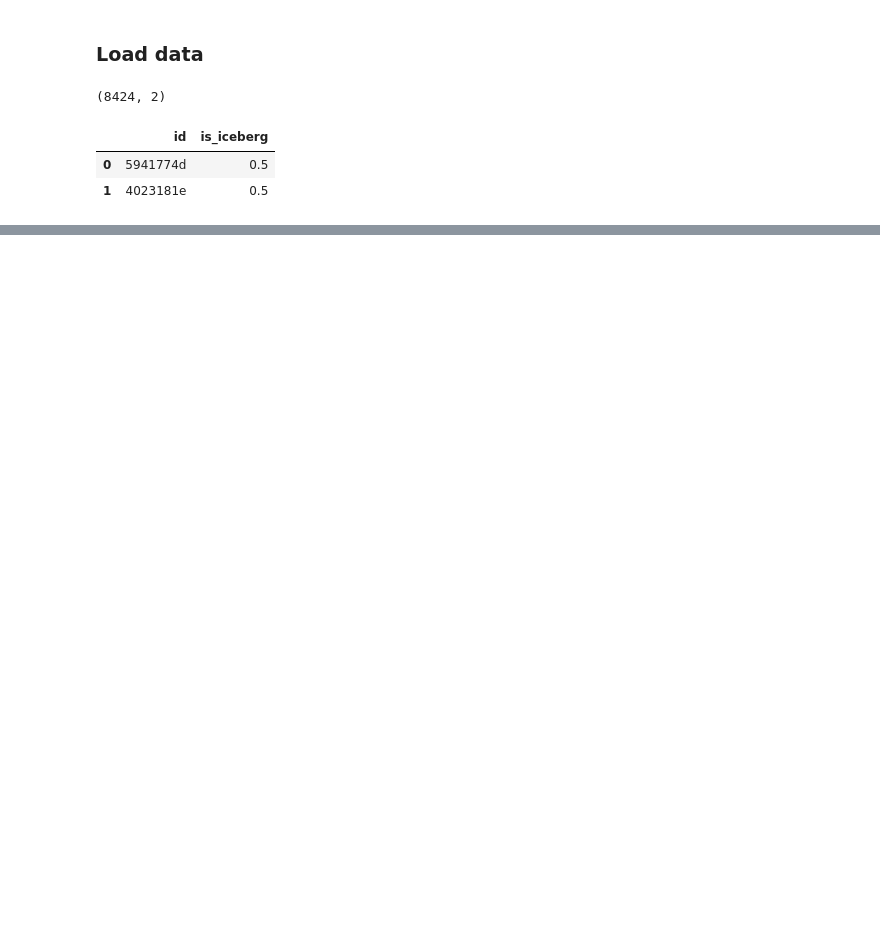
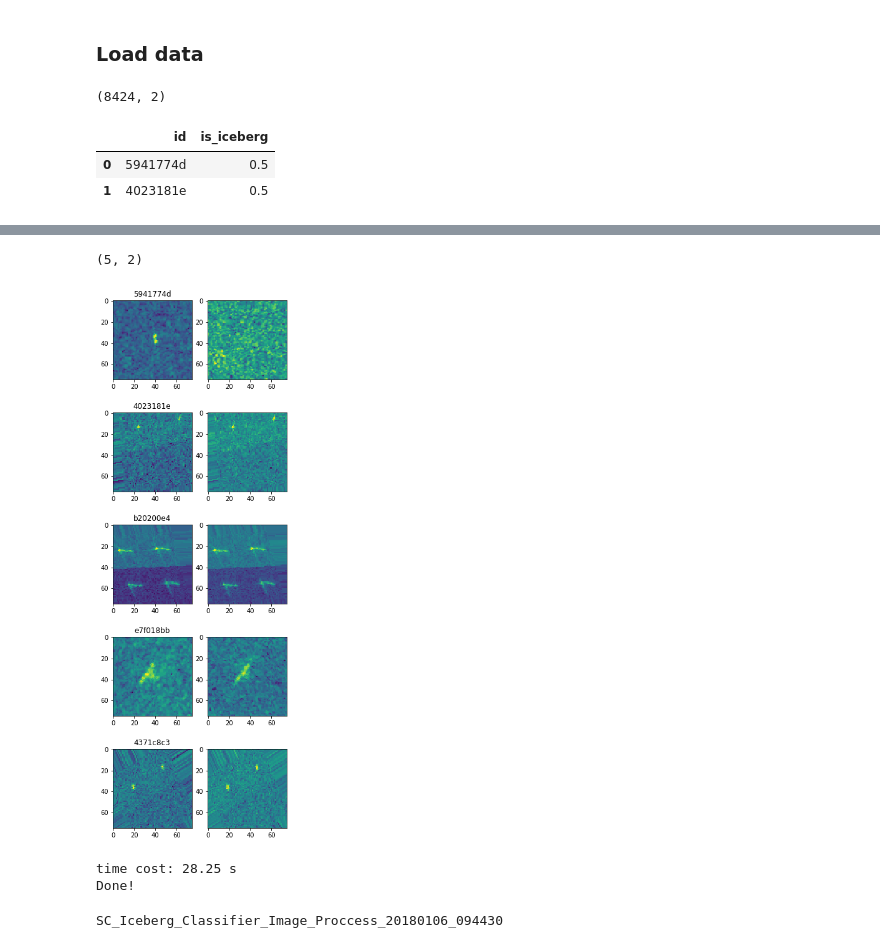
Before and after one commit to StudyExchange/Kaggle, a Jupyter notebook: statoil-iceberg-classifier-challenge/Image_Proccess.ipynb, the cells around one changed output, grey strips where cells are left out. Saved outputs shown, nothing was run; the diff lists cells and outputs as text; code cells hidden in the pictures; blank space fills up the shorter version.

```diff
--- a/statoil-iceberg-classifier-challenge/Image_Proccess.ipynb
+++ b/statoil-iceberg-classifier-challenge/Image_Proccess.ipynb
@@ -651,0 +170,23 @@ Done!
+# %%
+band1_data = im1.reshape(-1, 75,75)
+band2_data = im2.reshape(-1, 75,75)
+
+band1_test = im1_test.reshape(-1, 75,75)
+band2_test = im2_test.reshape(-1, 75,75)
+
+describe(band1_data)
+describe(band2_data)
+describe(band1_test)
+describe(band2_test)
+
+band1_data_path = os.path.join(input_path, 'band1_data.p')
+band2_data_path = os.path.join(input_path, 'band2_data.p')
+band1_test_path = os.path.join(input_path, 'band1_test.p')
+band2_test_path = os.path.join(input_path, 'band2_test.p')
+
+pickle.dump(band1_data, open(band1_data_path, 'wb'))
+pickle.dump(band2_data, open(band2_data_path, 'wb'))
+pickle.dump(band1_test, open(band1_test_path, 'wb'))
+pickle.dump(band2_test, open(band2_test_path, 'wb'))
+
+x_data = pickle.load(open(band1_data_path, mode='rb'))
@@ -651,0 +203,16 @@ Done!
+# %%
+show_data_images(5, 8, id_test, None, band1_test, band2_test)
+# %% [output]
+(5, 2)
+[figure, added]
+# %%
+t1 = time.time()
+print('time cost: %.2f s' % (t1-t0))
+print('Done!')
+# %% [output]
+time cost: 28.25 s
+Done!
+# %%
+print(run_name)
+# %% [output]
+SC_Iceberg_Classifier_Image_Proccess_20180106_094430
```
Also changed, not shown: parts of 51 cells of this notebook, 4 other files.
